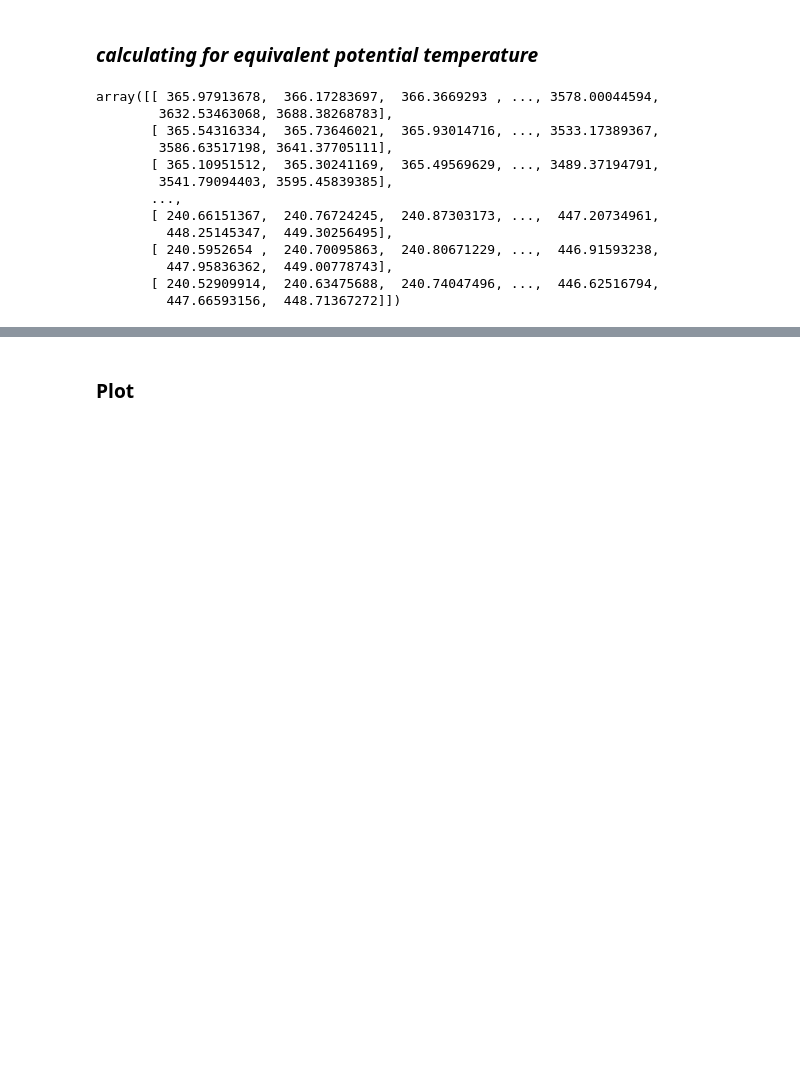
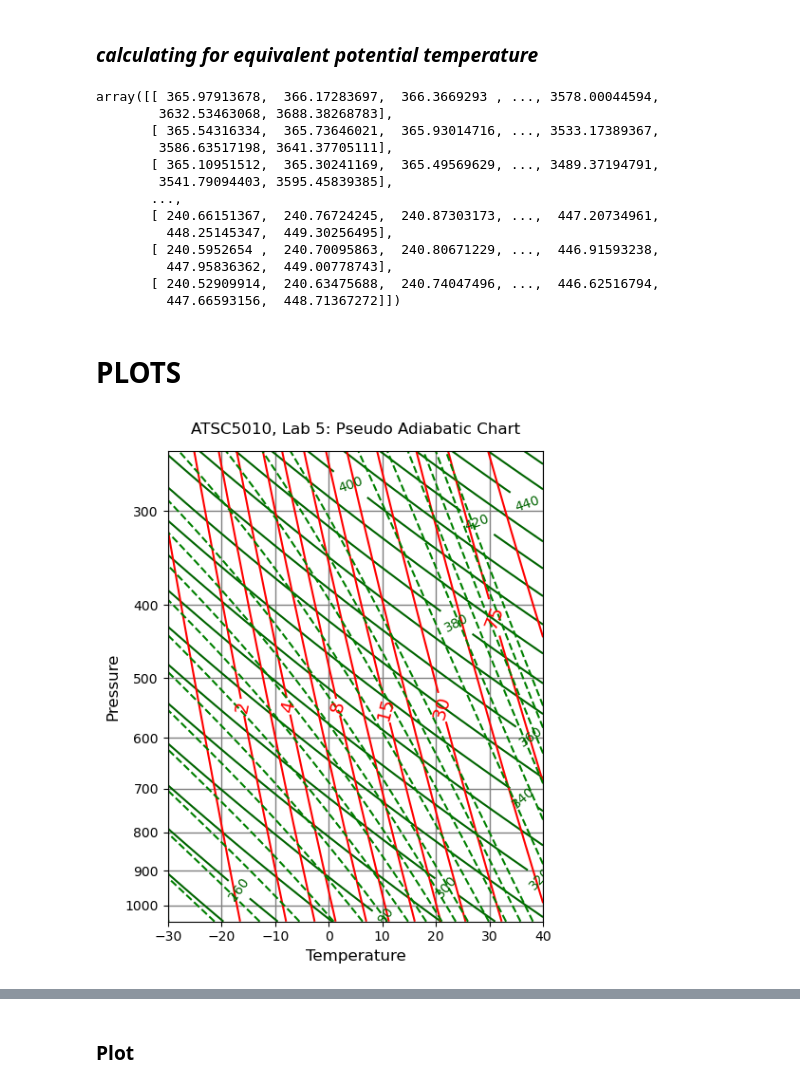
Before and after one commit to clevernat/physical-meteorology-lab5, a Jupyter notebook: lab5.ipynb, the cells around one changed output, grey strips where cells are left out. Drawn from its saved outputs; the diff is of its cells as text; code cells hidden in the pictures; blank space fills up the shorter version.

```diff
--- a/lab5.ipynb
+++ b/lab5.ipynb
@@ -87,3 +87,34 @@ array([[ 365.97913678,  366.17283697,  366.3669293 , ..., 3578.00044594,
          447.95836362,  449.00778743],
        [ 240.52909914,  240.63475688,  240.74047496, ...,  446.62516794,
          447.66593156,  448.71367272]])
+# %% [markdown]
+# PLOTS
+# %%
+ws_levels = np.array([0.5, 1, 2, 3, 4, 6, 8, 11, 15, 20, 30, 50, 75, 125], dtype=int)
+vals = [1000, 900, 800, 700, 600, 500, 400, 300]
+levels = np.arange(240,480,10)
+#equivalent potential temperature levels
+ept_levels1 = np.arange(250, 360, 10).tolist()
+ept_levles2 = np.arange(370, 450, 20).tolist()
+ept_levels3 = np.arange(510, 870, 60).tolist()
+ept_levels = ept_levels1+ept_levles2+ept_levels3
+################################################
+loc = [(-18, 550), (-10, 550), (0, 550), (10, 550), (20, 550),(35, 400)]
+fig, ax = plt.subplots(figsize=(5, 6))
+ax1 = ax.contour(temperature, pressure, potential_temperature, levels=levels, colors='darkgreen')  #potential temperature
+ax.clabel(ax1, levels[::2], fmt='%d', fontsize=10)
+ax2 = ax.contour(temperature, pressure, saturation_mixing_ratio*1000, levels=ws_levels, colors='red') #saturation mixing ratio
+ax.clabel(ax2, ws_levels[::2], fmt='%d', inline_spacing=2 ,fontsize=14, manual=loc)
+ax3 = ax.contour(temperature, pressure, equivalent_potential_temperature, levels=ept_levels, colors='green', linestyles='--') #equilvalent potential temperature
+ax.set_yscale('log')
+ax.set_ylim(1050, 250)
+ax.set_xlim(-30, 40)
+ax.set_yticks(ticks=vals, labels=vals)
+ax.set_xlabel('Temperature', fontsize=12)
+ax.set_ylabel('Pressure', fontsize=12)
+ax.grid(visible=True, linestyle='solid',color='grey', linewidth=1)
+ax.set_title("ATSC5010, Lab 5: Pseudo Adiabatic Chart", fontsize=12, pad=13)
+plt.tight_layout()
+fig.savefig('lab5.png', dpi=100)
+# %% [output]
+[figure, added]
```
Also changed, not shown: parts of 4 cells of this notebook, 2 other files.
